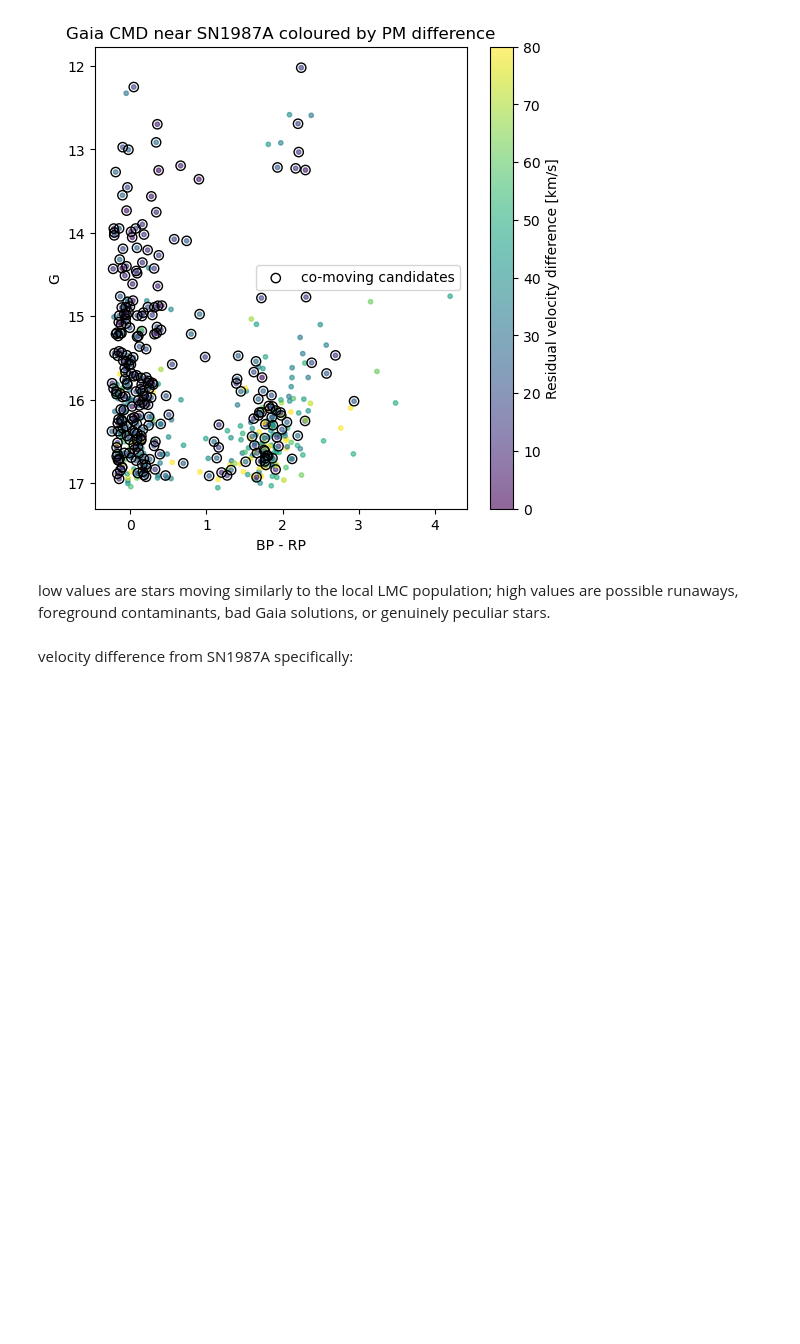
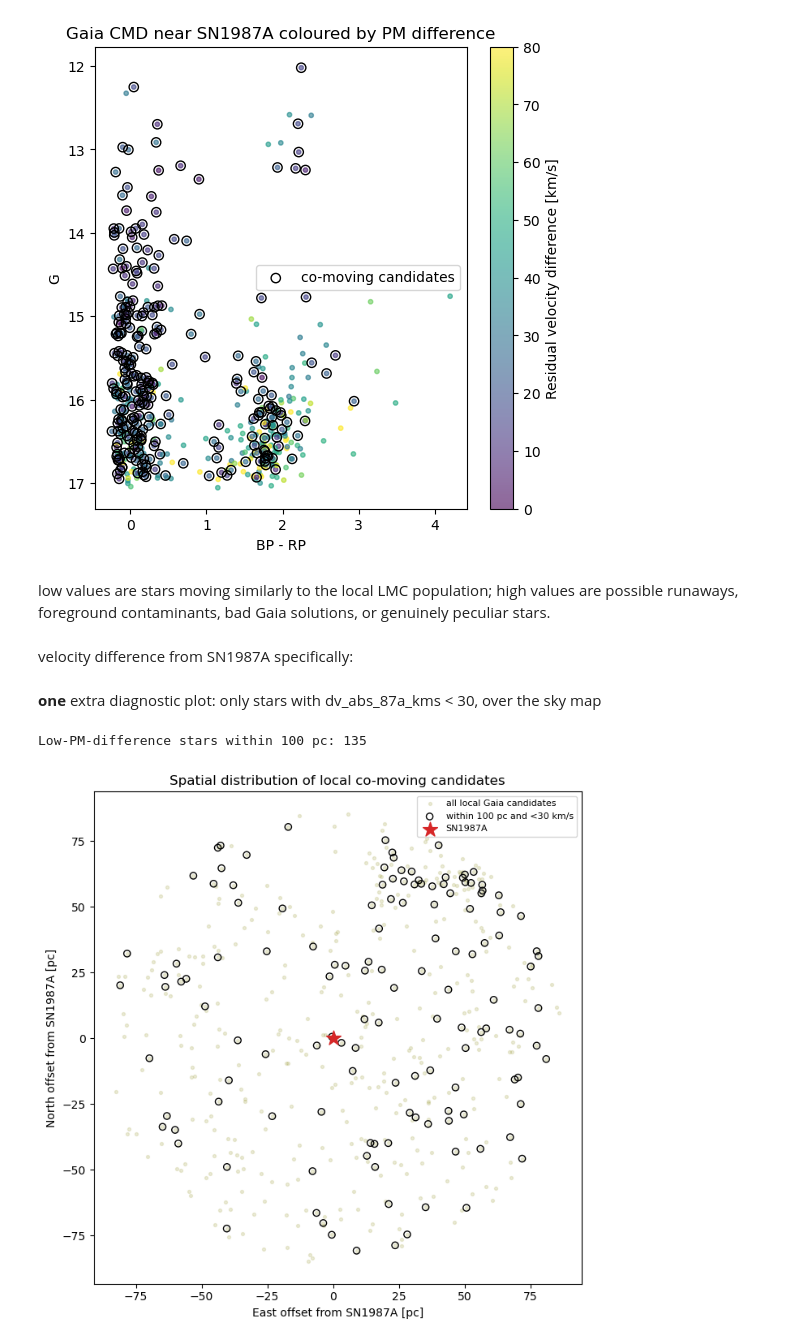
Before and after one commit to Wafeliniec/87A-progenitor-search, a Jupyter notebook: SN1987A_figures.ipynb, the cells around one changed output. Drawn from its saved outputs; the diff is of its cells as text; code cells hidden in the pictures; blank space fills up the shorter version.

```diff
--- a/SN1987A_figures.ipynb
+++ b/SN1987A_figures.ipynb
@@ -933,3 +933,50 @@ df["dv_abs_87a_kms"] = masyr_to_kms * np.sqrt(
     (df["pmra"] - pmra_87a)**2 +
     (df["pmdec"] - pmdec_87a)**2
 )
+# %% [markdown]
+**one** extra diagnostic plot: only stars with dv_abs_87a_kms < 30, over the sky map
+# %%
+# substructure check: where are the low-PM-difference stars?
+
+sub = df[
+    (df["dv_abs_87a_kms"] < 30) &
+    (df["sep_87a_pc"] < 100)
+    ].copy()
+
+print("Low-PM-difference stars within 100 pc:", len(sub))
+
+fig, ax = plt.subplots(figsize=(7, 7))
+
+ax.scatter(
+    df["x_pc"],
+    df["y_pc"],
+    s=8,
+    alpha=0.15,
+    color="olive",
+    label="all local Gaia candidates"
+)
+
+ax.scatter(
+    sub["x_pc"],
+    sub["y_pc"],
+    s=35,
+    facecolors="none",
+    edgecolors="black",
+    linewidths=1.0,
+    label="within 100 pc and <30 km/s"
+)
+
+ax.scatter(0, 0, marker="*", s=180, color="tab:red", label="SN1987A")
+
+ax.set_aspect("equal", adjustable="box")
+ax.set_xlabel("East offset from SN1987A [pc]")
+ax.set_ylabel("North offset from SN1987A [pc]")
+ax.set_title("Spatial distribution of local co-moving candidates")
+ax.legend(fontsize=8)
+
+plt.tight_layout()
+plt.savefig(fig_dir / "local_comoving_candidates_sky_distribution.png", dpi=300)
+plt.show()
+# %% [output]
+Low-PM-difference stars within 100 pc: 135
+[figure, added]
```
Also changed, not shown: 3 other files.
